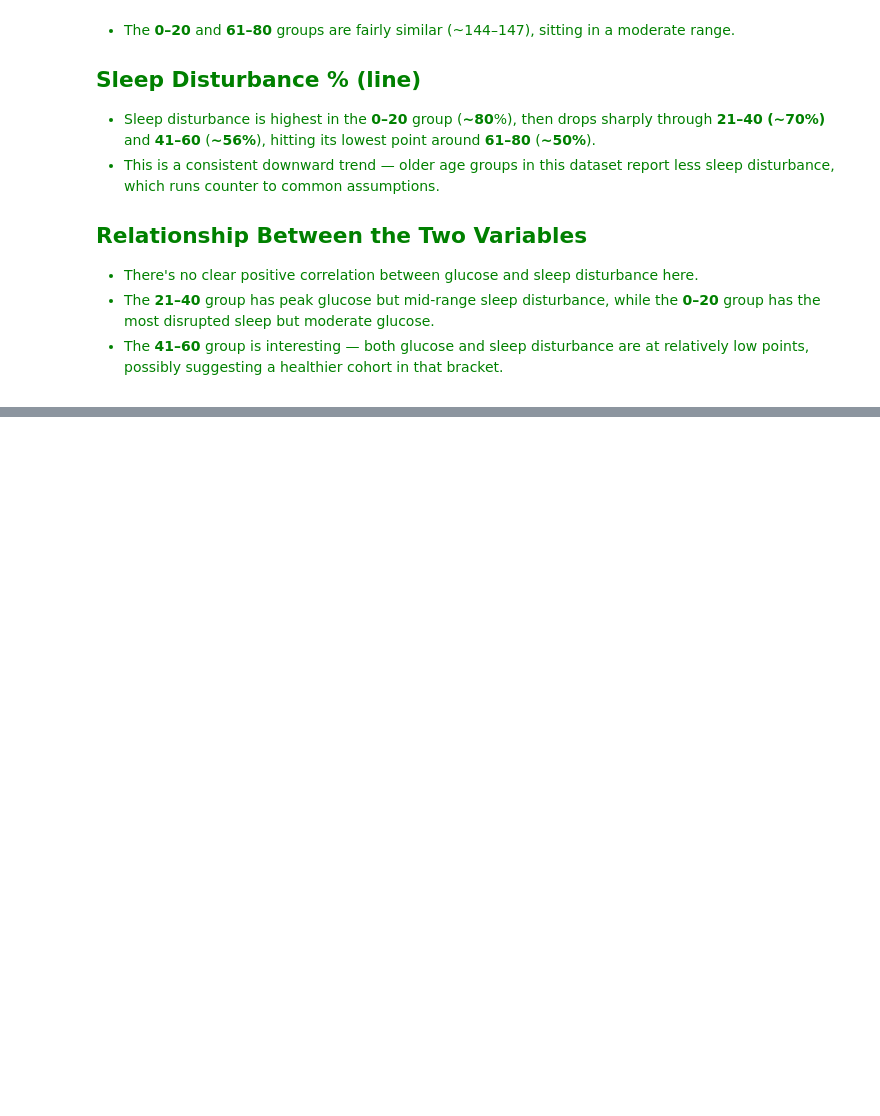
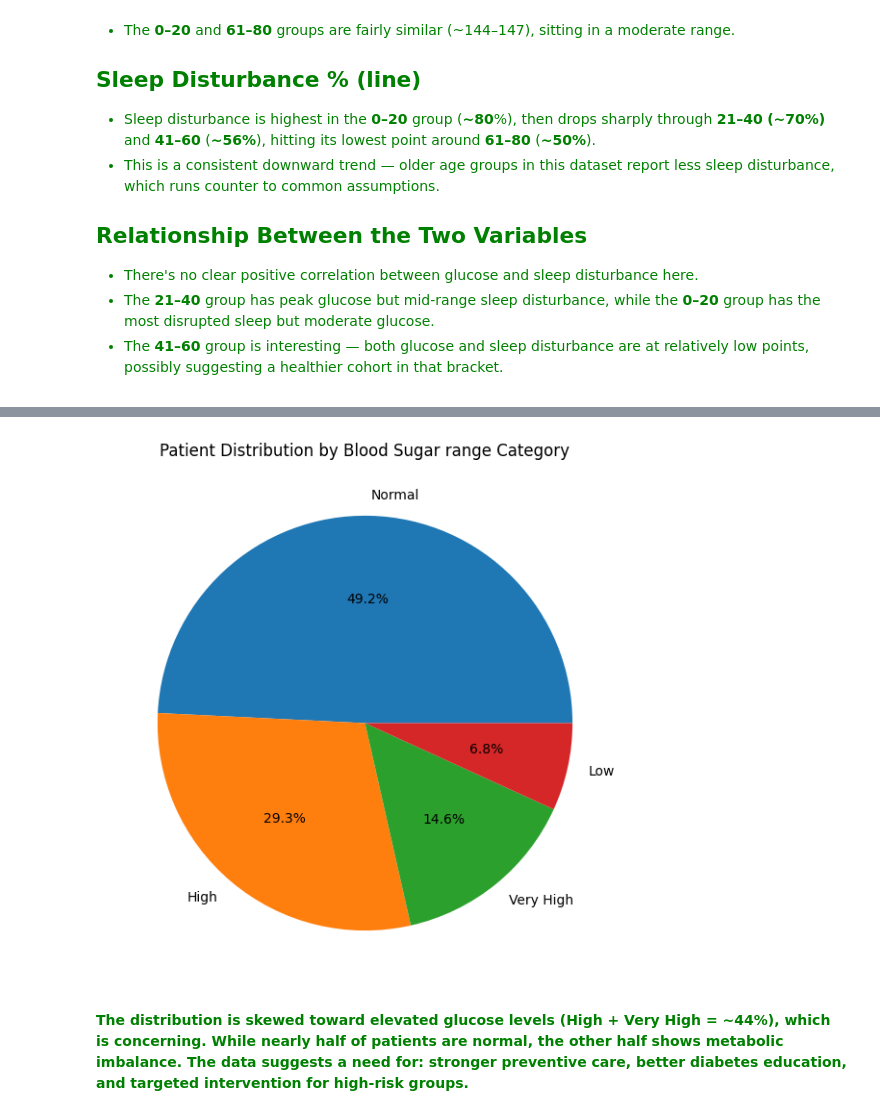
Before and after one commit to PoojaBELURE1724/Team6_DataDynamos_Python-Hackathon_MAY-2026, a Jupyter notebook: Team6_DataDynamos_category2.DescriptiveAnalysis.ipynb, the cells around one changed output, grey strips where cells are left out. Cells and saved outputs as stored; diff of their text form; code cells hidden in the pictures; blank space fills up the shorter version.

```diff
--- a/Team6_DataDynamos_category2.DescriptiveAnalysis.ipynb
+++ b/Team6_DataDynamos_category2.DescriptiveAnalysis.ipynb
@@ -408,0 +422,32 @@ plt.show()
+# %%
+# Create glucose categories
+bins = [0, 70, 140, 200, 500]
+labels = ['Low', 'Normal', 'High', 'Very High']
+
+df['Blood_Sugar_Category'] = pd.cut(
+    df['glucose'],
+    bins=bins,
+    labels=labels
+)
+
+# Count patients
+category_counts = df['Blood_Sugar_Category'].value_counts()
+
+# Pie chart
+plt.figure(figsize=(7,7))
+plt.pie(
+    category_counts,
+    labels=category_counts.index,
+    autopct='%1.1f%%'
+)
+
+plt.title('Patient Distribution by Blood Sugar range Category')
+plt.show()
+# %% [output]
+[figure, added]
+# %% [markdown]
+**<span style="color:green">
+The distribution is skewed toward elevated glucose levels (High + Very High = ~44%), which is concerning.
+While nearly half of patients are normal, the other half shows metabolic imbalance.
+The data suggests a need for:
+stronger preventive care, better diabetes education, and targeted intervention for high-risk groups.</span>**
```
Also changed, not shown: parts of 3 cells of this notebook.
